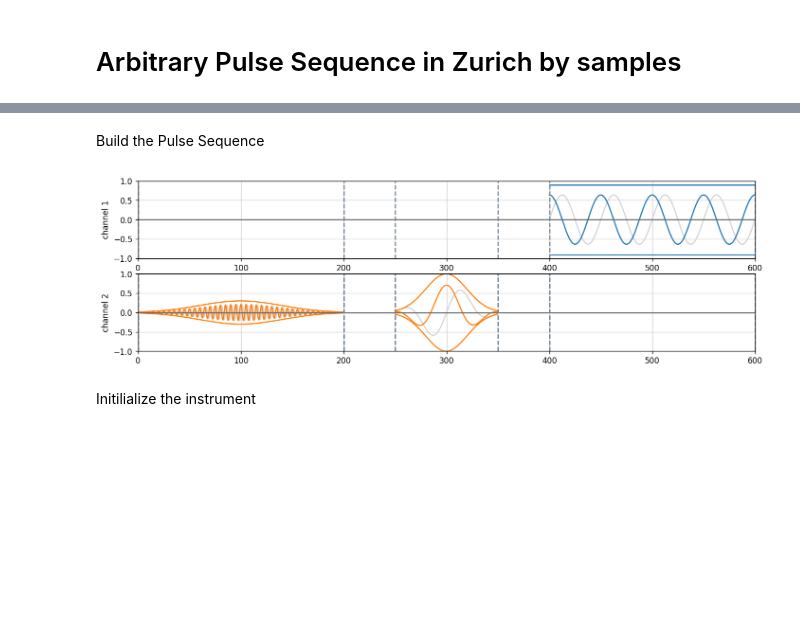
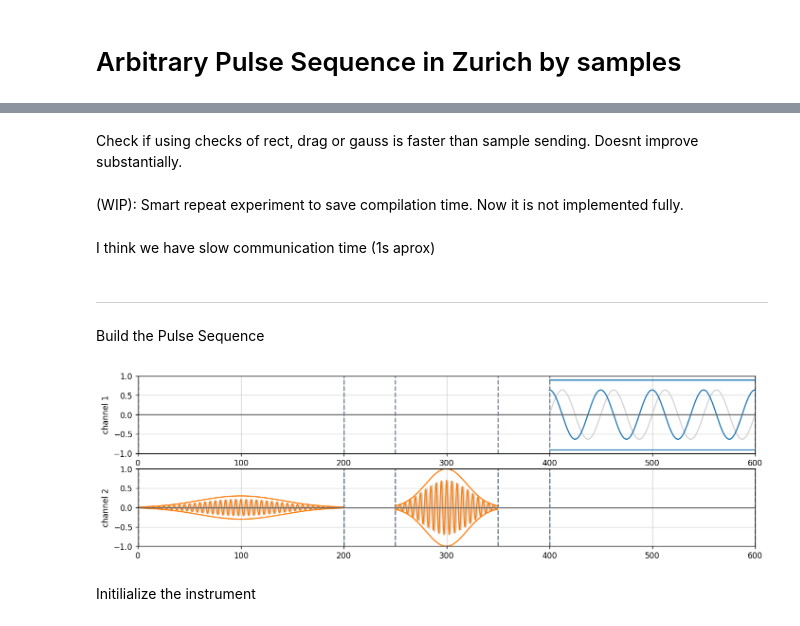
Before and after one commit to qiboteam/qibolab, a Jupyter notebook: examples/Zurich&QiboSequence_Example.ipynb, the cells around one changed output, grey strips where cells are left out. Saved outputs shown, nothing was run; the diff lists cells and outputs as text; code cells hidden in the pictures; blank space fills up the shorter version.

```diff
--- a/examples/Zurich&QiboSequence_Example.ipynb
+++ b/examples/Zurich&QiboSequence_Example.ipynb
@@ -5,14 +5,22 @@ For WebServer with a bit more info: run "ziWebServer" on Reem and forward port 8
+# %% [markdown]
+Check if using checks of rect, drag or gauss is faster than sample sending. Doesnt improve substantially.
+# %% [markdown]
+(WIP): Smart repeat experiment to save compilation time. Now it is not implemented fully.
+# %% [markdown]
+I think we have slow communication time (1s aprox)
+# %% [markdown]
+------------------------------------------------
 # %% [markdown]
 Build the Pulse Sequence
 # %%
 from qibolab.pulses import Pulse, PulseSequence, ReadoutPulse, PulseShape
 from qibolab.instruments.zhinst import SHFQC_QA
 import laboneq.simple as lo
+from qibolab.paths import qibolab_folder
 
 PulseShape.SAMPLING_RATE = 2e9
 
 sequence = PulseSequence()
-
 
 sequence.add(
     Pulse(
@@ -21,41 +29,41 @@ sequence.add(
         duration=200,
         frequency=200_000_000,
         relative_phase=0,
-        shape="Gaussian(5)",  # Gaussian shape with std = duration / 5
+        shape="Gaussian(5)",  # Gaussian shape with std = duration / int
         channel=2,
         qubit=0,
     )
 )
 
 sequence.add(
     Pulse(
         start=250,
         amplitude=1,
         duration=100,
-        frequency=20_000_000,
+        frequency=200_000_000,
         relative_phase=0,
         shape="Drag(5, 10)",
         channel=2,
         qubit=0,
     )
 )
 
 sequence.add(
     ReadoutPulse(
         start=400,
         amplitude=0.9,
         duration=200,
         frequency=20_000_000,
         relative_phase=0,
         shape="Rectangular",
         channel=1,
         qubit=0,
     )
 )
 
 sequence.plot()
 # %% [output]
-[figure, old version]
+[figure, new version]
 # %% [markdown]
 Initilialize the instrument
 # %%
```
Also changed, not shown: parts of 33 cells of this notebook, 2 other files.
